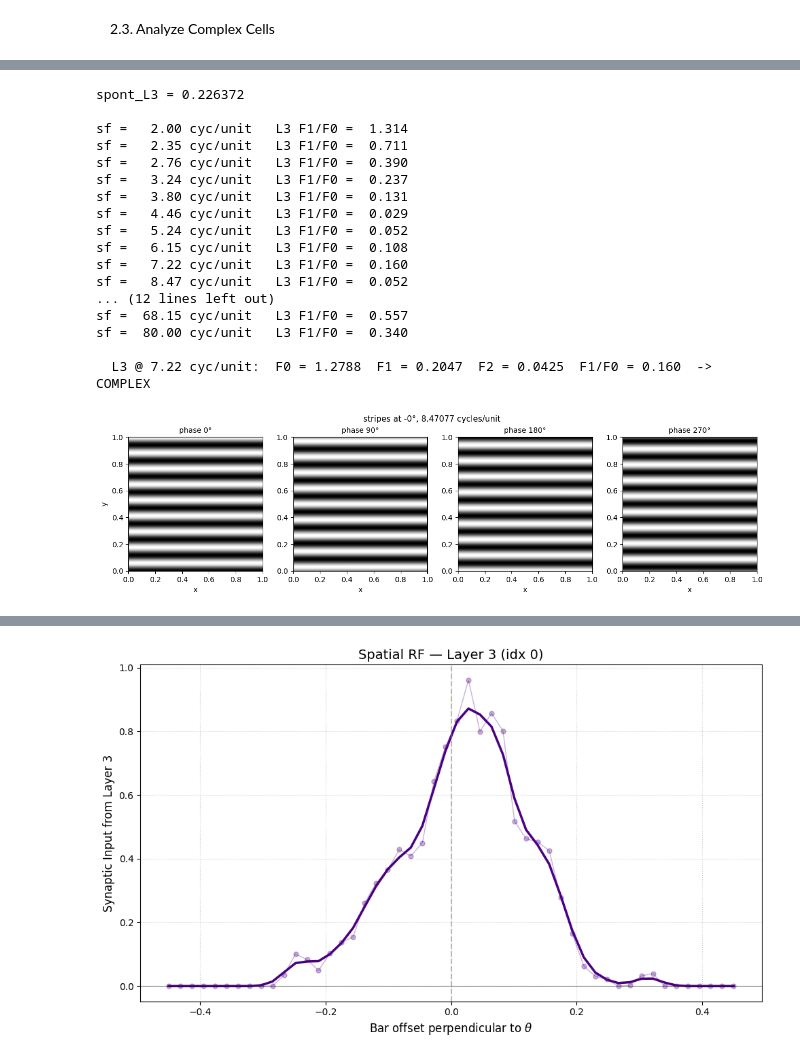
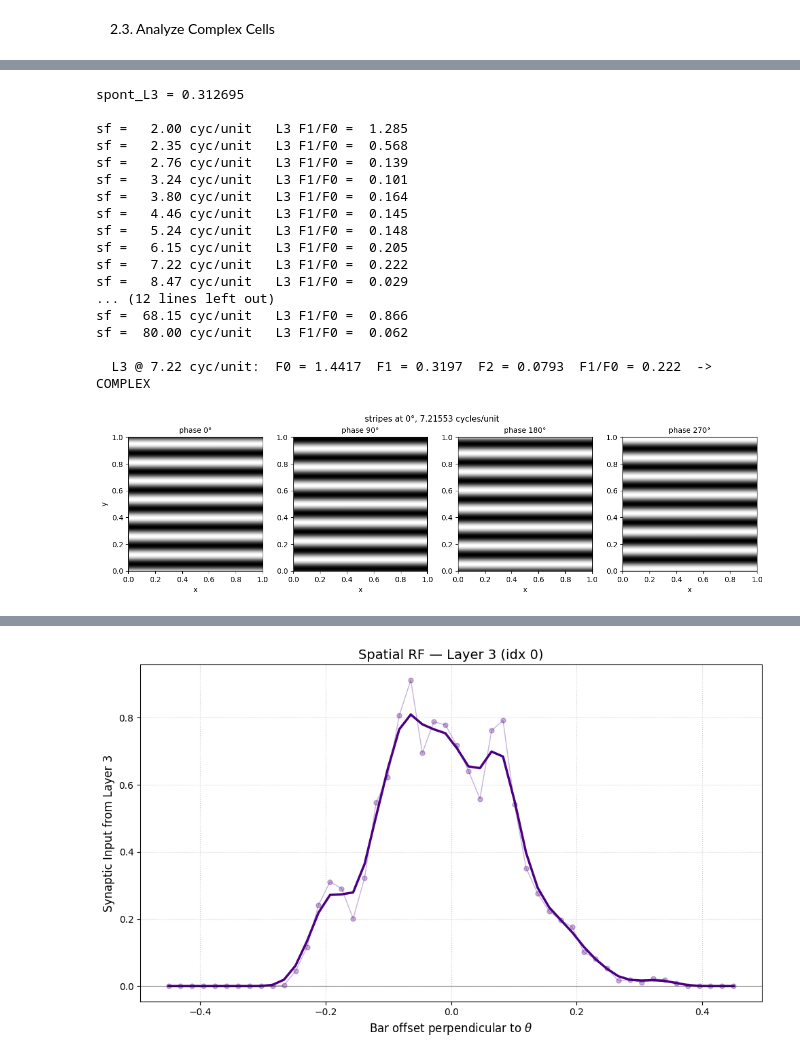
Before and after one commit to Hetznero/chemocnn, a Jupyter notebook: simulations/2d_model.ipynb, the cells around one changed output, grey strips where cells are left out. Cells and saved outputs as stored; diff of their text form; code cells hidden in the pictures.

```diff
--- a/simulations/2d_model.ipynb
+++ b/simulations/2d_model.ipynb
@@ -21,7 +21,7 @@ N_L0_I = 40000
 N_L1_E = 40000
 N_L1_I = 40000
 N_L2_E = 40000
-N_L3_E = 3
+N_L3_E = 2
 
 # N_L0_E = 19600
 # N_L0_I = 19600
@@ -193,9 +193,7 @@ z[:,0] =  z[:,1] = 0.5
 
 z[0,2] = 0*np.pi
 z[1,2] = 0.5*np.pi
-z[2,2] = 0*np.pi
-z[0:2, 0] = z[0:2, 1] = 0.5
-z[2, 0] = z[2, 1] = 0.75
+z[:, 0] = z[:, 1] = 0.5
 
 layer_lig = z + (sig * np.random.randn(N_L3_E, 3))
 layer_rec = z + (sig * np.random.randn(N_L3_E, 3))
@@ -721,24 +719,24 @@ print(f"\n  L3 @ {best['sf']:.2f} cyc/unit:  F0 = {d['F0']:.4f}  F1 = {d['F1']:.
 plot_grating(xy_L0_E, n, target_theta, best_sf, zoom=1, contrast=contrast)
 plt.show()
 # %% [output]
-spont_L3 = 0.226372
+spont_L3 = 0.312695
 
-sf =   2.00 cyc/unit   L3 F1/F0 =  1.314
-sf =   2.35 cyc/unit   L3 F1/F0 =  0.711
-sf =   2.76 cyc/unit   L3 F1/F0 =  0.390
-sf =   3.24 cyc/unit   L3 F1/F0 =  0.237
-sf =   3.80 cyc/unit   L3 F1/F0 =  0.131
-sf =   4.46 cyc/unit   L3 F1/F0 =  0.029
-sf =   5.24 cyc/unit   L3 F1/F0 =  0.052
-sf =   6.15 cyc/unit   L3 F1/F0 =  0.108
-sf =   7.22 cyc/unit   L3 F1/F0 =  0.160
-sf =   8.47 cyc/unit   L3 F1/F0 =  0.052
+sf =   2.00 cyc/unit   L3 F1/F0 =  1.285
+sf =   2.35 cyc/unit   L3 F1/F0 =  0.568
+sf =   2.76 cyc/unit   L3 F1/F0 =  0.139
+sf =   3.24 cyc/unit   L3 F1/F0 =  0.101
+sf =   3.80 cyc/unit   L3 F1/F0 =  0.164
+sf =   4.46 cyc/unit   L3 F1/F0 =  0.145
+sf =   5.24 cyc/unit   L3 F1/F0 =  0.148
+sf =   6.15 cyc/unit   L3 F1/F0 =  0.205
+sf =   7.22 cyc/unit   L3 F1/F0 =  0.222
+sf =   8.47 cyc/unit   L3 F1/F0 =  0.029
 ... (12 lines left out)
-sf =  68.15 cyc/unit   L3 F1/F0 =  0.557
-sf =  80.00 cyc/unit   L3 F1/F0 =  0.340
+sf =  68.15 cyc/unit   L3 F1/F0 =  0.866
+sf =  80.00 cyc/unit   L3 F1/F0 =  0.062
 
-  L3 @ 7.22 cyc/unit:  F0 = 1.2788  F1 = 0.2047  F2 = 0.0425  F1/F0 = 0.160  -> COMPLEX
+  L3 @ 7.22 cyc/unit:  F0 = 1.4417  F1 = 0.3197  F2 = 0.0793  F1/F0 = 0.222  -> COMPLEX
-[figure, old version]
+[figure, new version]
 # %%
 #############################
 #   Bar Sweep RF: Layer 3   #
@@ -800,7 +798,7 @@ plt.plot(offsets, cell_inputs_smooth, linestyle='-', color='indigo', linewidth=2
 plt.title(f'Spatial RF — Layer 3 (idx {target_idx})', fontsize=14)
 plt.xlabel('Bar offset perpendicular to $\\theta$', fontsize=12)
 plt.ylabel('Synaptic Input from Layer 3', fontsize=12)
-plt.axvline(0, color='gray', linestyle='--', alpha=0.5)
+#plt.axvline(0, color='gray', linestyle='--', alpha=0.5)
 plt.axhline(0, color='k', linewidth=0.8, alpha=0.4)
 plt.grid(True, linestyle=':', alpha=0.6)
 plt.tight_layout()
@@ -812 +810 @@ Preferred Orientation: -0.0°
-[figure, old version]
+[figure, new version]
```
Also changed, not shown: parts of 7 cells of this notebook.
